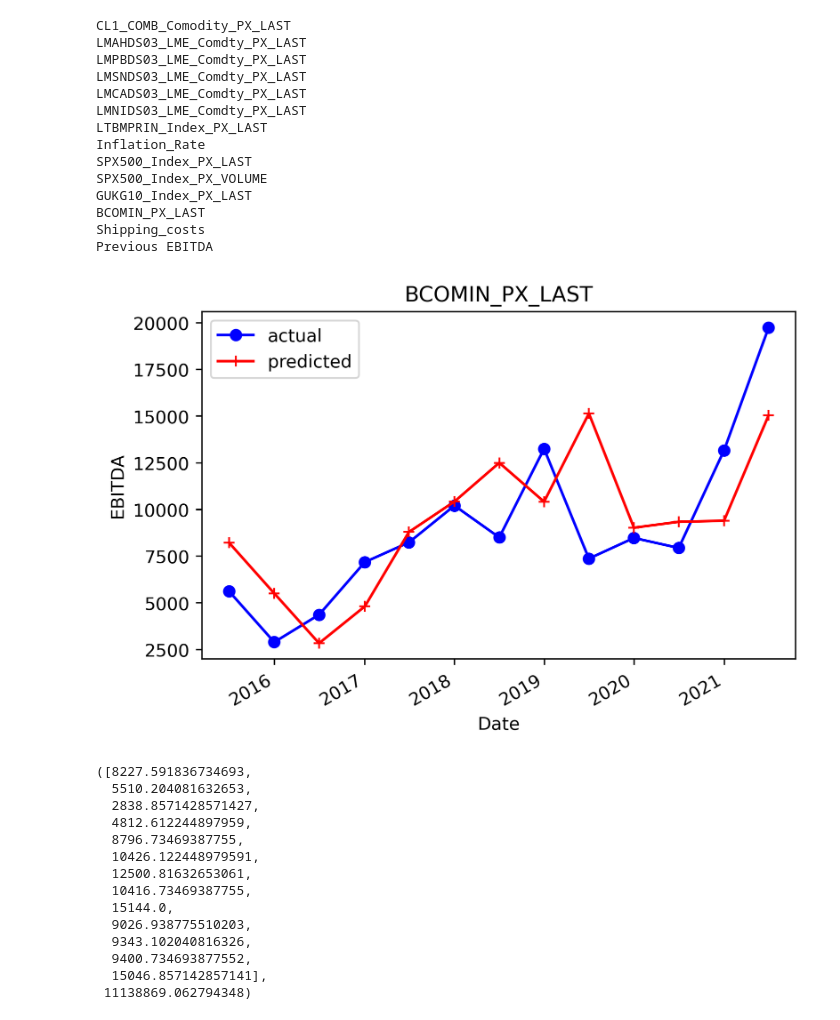
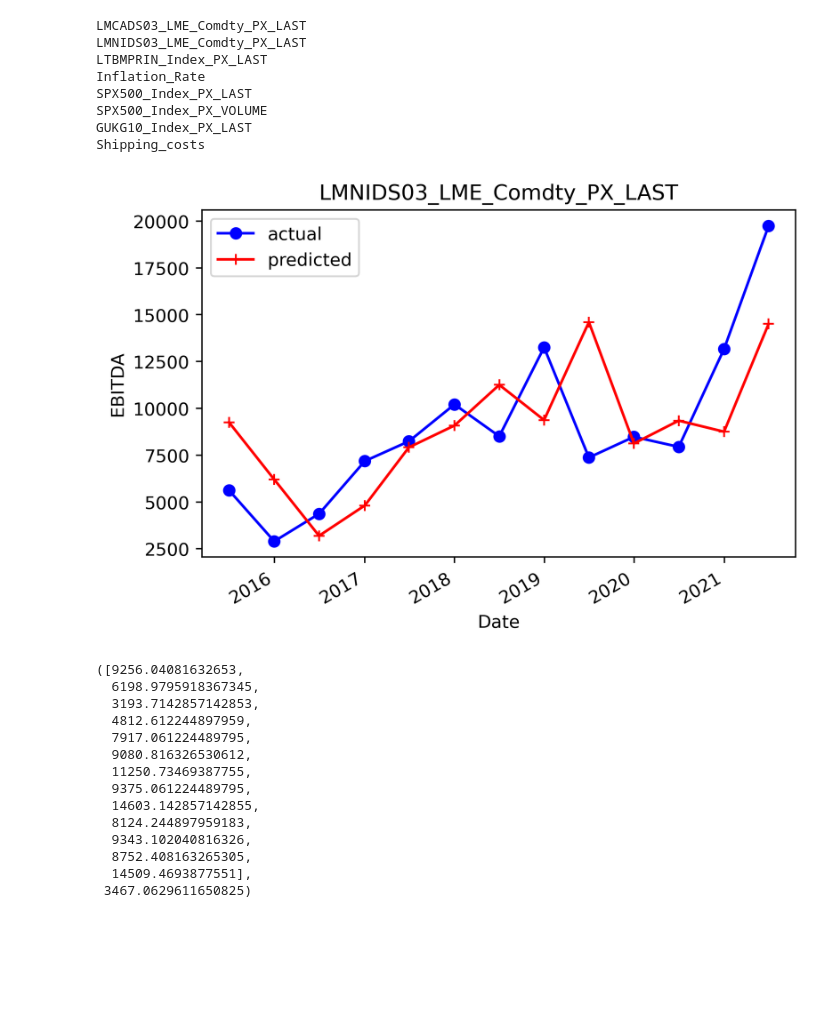
Before and after one commit to ADSMining/Mining, a Jupyter notebook: Notebooks/Modelling_notebooks/HMM.ipynb, the cells around one changed output. Drawn from its saved outputs; the diff is of its cells as text; code cells hidden in the pictures; blank space fills up the shorter version.

Commit message:
Updated graphs

```diff
--- a/Notebooks/Modelling_notebooks/HMM.ipynb
+++ b/Notebooks/Modelling_notebooks/HMM.ipynb
@@ -83,3 +84,29 @@ pvalues = calculate_pvalues(RIO_full)
 statisticallySignificant = pvalues <= 0.05
 discardedColumns = statisticallySignificant[statisticallySignificant['EBITDA'].values == False].index
 RIO_full = RIO_full.drop(discardedColumns, axis = 1)
+
+corr = RIO_full.corr()
+discardedColumns = []
+for column_idx in range(1, len(RIO_full.columns)):
+    for row_idx in range (1, len(RIO_full.columns)):
+        if (row_idx != column_idx):
+            if (corr[corr.columns[column_idx]].loc[corr.columns[row_idx]] > 0.8):
+                if (abs(corr['EBITDA'].loc[corr.columns[column_idx]]) > abs(corr['EBITDA'].loc[corr.columns[row_idx]])):
+                    if (not corr.columns[row_idx] in discardedColumns):
+                        discardedColumns.append(corr.columns[row_idx])
+                else:
+                    if (not corr.columns[column_idx] in discardedColumns):
+                        discardedColumns.append(corr.columns[column_idx])
+        else:
+            break
+discardedColumns
+
+RIO_removedInterCorrelation = RIO_full.drop(discardedColumns, axis = 1)
+pvalues = calculate_pvalues(RIO_removedInterCorrelation)
+statisticallySignificant = pvalues <= 0.05
+discardedColumns = statisticallySignificant[statisticallySignificant['EBITDA'].values == False].index
+RIO_final = RIO_removedInterCorrelation.drop(discardedColumns, axis = 1)
+
+RIO_final['Previous EBITDA'] = RIO_final['EBITDA'].shift(periods = 1)
+RIO_final = RIO_final.iloc[1:]
+len(RIO_final.columns)
@@ -117,22 +143,25 @@ class HMM(object):
                  n_latency_days=10,
                  n_steps_ebitda=50,
                  n_steps_feature=50,
-                 feature_range_start=-1.0,
-                 feature_range_end=1.0):
+                 feature_range_start=-2.0,
+                 feature_range_end=2.0):
         self.n_latency_days = n_latency_days
         self.feature_name = feature_name
         self.hmm = GaussianHMM(n_components=n_hidden_states)
 
+        self.feature_range_start = feature_range_start
+        self.feature_range_end = feature_range_end
         self._split_train_test_data(df, test_size)
-
         self._compute_all_possible_outcomes(n_steps_ebitda,
-            n_steps_feature, feature_range_start, feature_range_end)
+            n_steps_feature, self.feature_range_start, self.feature_range_end)
 
     def _split_train_test_data(self, df, test_size):
         _train_data, _test_data = train_test_split(
             df, test_size=test_size, shuffle=False)
 
         self._train_data = _train_data
+        self.feature_range_end = max(_train_data[feature_name])
+        self.feature_range_start = min(_train_data[feature_name])
         self._test_data = _test_data
 
     @staticmethod
@@ -192,55 +221,49 @@ class HMM(object):
             fig.autofmt_xdate()
             axes.set_title(self.feature_name)
             axes.set_ylabel('EBITDA')
             axes.set_xlabel('Date')
             plt.legend()
             plt.savefig(self.feature_name + '.png', bbox_inches='tight')
             plt.show()
 
-        return predicted_ebitda, mean_squared_error(actual_ebitda, predicted_ebitda)
+        return predicted_ebitda, mean_squared_error(actual_ebitda, predicted_ebitda, squared = False)
 
 errors = []
 models = []
 company_name = "RIO LN Equity"
-for feature_name in RIO_full.columns[1:]:
+for feature_name in RIO_final.columns[1:-1]:
     print(feature_name)
-    current_model = HMM(RIO_full, company_name, feature_name)
+    current_model = HMM(RIO_final, company_name, feature_name)
     current_model.fit()
     _, error = current_model.predict_close_prices_for_days(13, with_plot=False)
     models.append(current_model)
     errors.append(error)
 
 best_model = models[np.argmin(errors)]
 best_model.predict_close_prices_for_days(13, with_plot=True)
 # print(len(errors))
 # %% [output]
-CL1_COMB_Comodity_PX_LAST
-LMAHDS03_LME_Comdty_PX_LAST
-LMPBDS03_LME_Comdty_PX_LAST
-LMSNDS03_LME_Comdty_PX_LAST
 LMCADS03_LME_Comdty_PX_LAST
 LMNIDS03_LME_Comdty_PX_LAST
 LTBMPRIN_Index_PX_LAST
 Inflation_Rate
 SPX500_Index_PX_LAST
 SPX500_Index_PX_VOLUME
 GUKG10_Index_PX_LAST
-BCOMIN_PX_LAST
 Shipping_costs
-Previous EBITDA
-[figure, old version]
+[figure, new version]
-([8227.591836734693,
-  5510.204081632653,
-  2838.8571428571427,
+([9256.04081632653,
+  6198.9795918367345,
+  3193.7142857142853,
   4812.612244897959,
-  8796.73469387755,
-  10426.122448979591,
-  12500.81632653061,
-  10416.73469387755,
-  15144.0,
-  9026.938775510203,
+  7917.061224489795,
+  9080.816326530612,
+  11250.73469387755,
+  9375.061224489795,
+  14603.142857142855,
+  8124.244897959183,
   9343.102040816326,
-  9400.734693877552,
-  15046.857142857141],
- 11138869.062794348)
+  8752.408163265305,
+  14509.4693877551],
+ 3467.0629611650825)
 # %%
```
Also changed, not shown: parts of 10 cells of this notebook, 6 other files.
